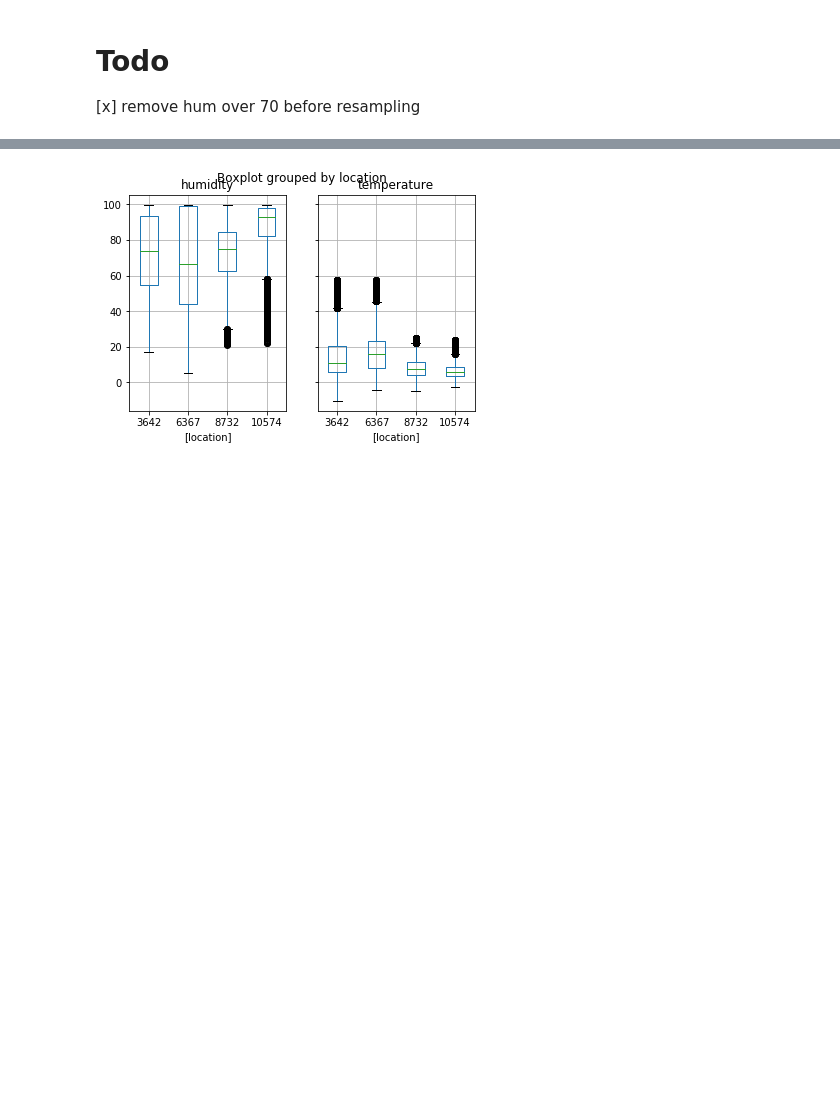
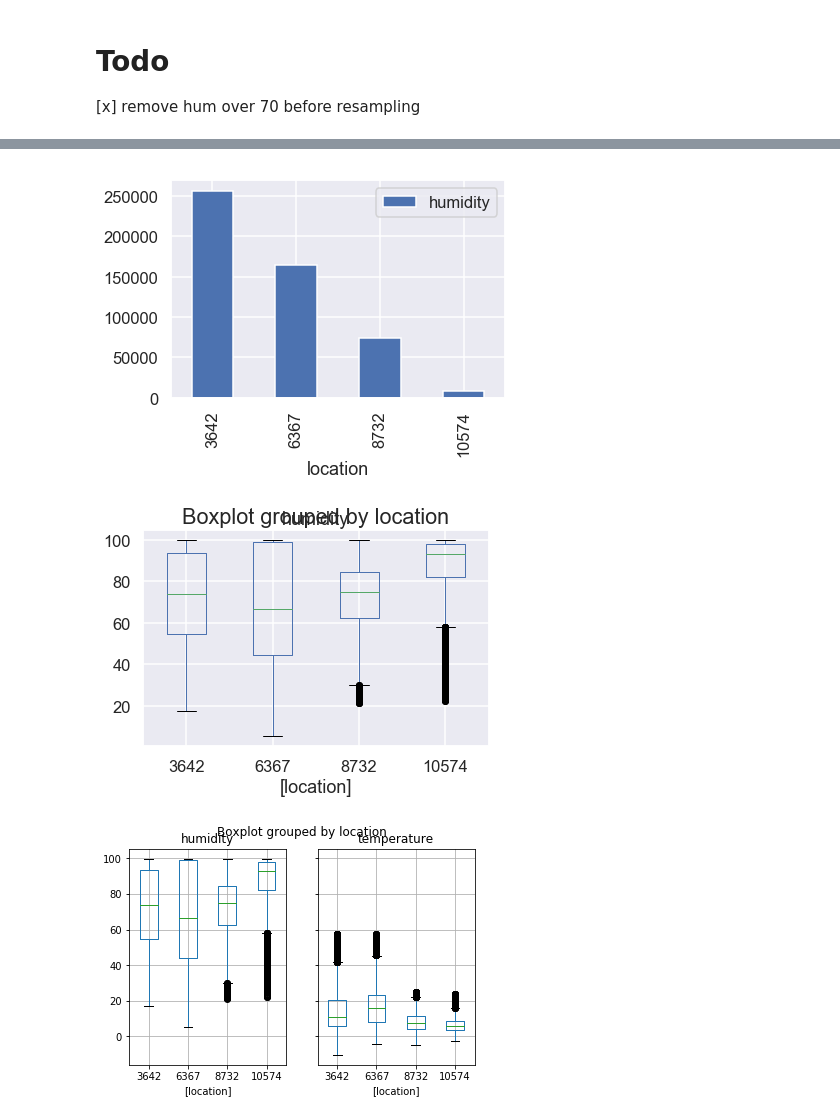
Before and after one commit to GeorgesAlkhouri/golddust, a Jupyter notebook: jupyter/BTW.ipynb, the cells around one changed output, grey strips where cells are left out. Drawn from its saved outputs; the diff is of its cells as text; code cells hidden in the pictures; blank space fills up the shorter version.

```diff
--- a/jupyter/BTW.ipynb
+++ b/jupyter/BTW.ipynb
@@ -118,3 +130,17 @@ df_dht22.describe()
+# %%
+import seaborn as sns
+sns.set()
+sns.set_context('talk')
+sns.set_style('darkgrid')
+
+plot = df_dht22.groupby(level=0)[['humidity']].count().plot(kind="bar")
+fig = plot.get_figure()
+fig.savefig("output.pdf")
+
+_ = df_dht22[['humidity']].boxplot(by='location')
+# %% [output]
+[figure, added]
+[figure, added]
 # %%
 _ = df_dht22.boxplot(by='location')
 _ = df_sds011.boxplot(by='location')
```
Also changed, not shown: parts of 44 cells of this notebook.
